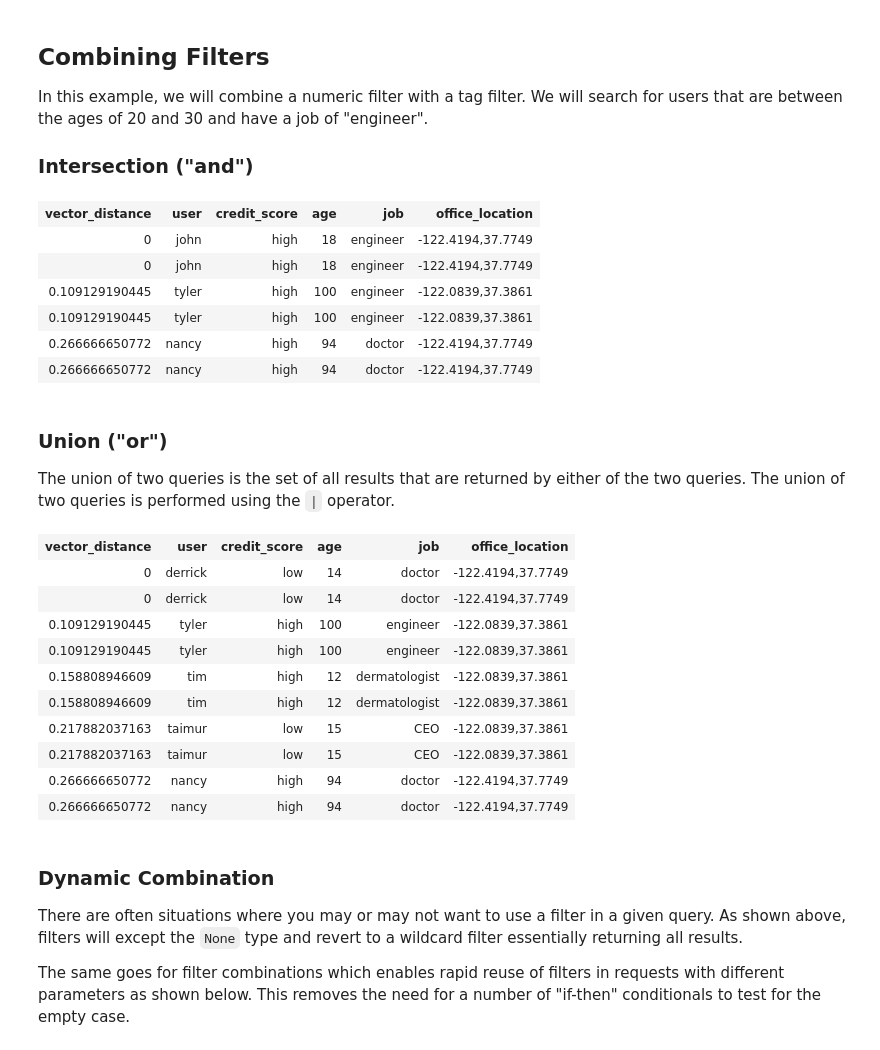
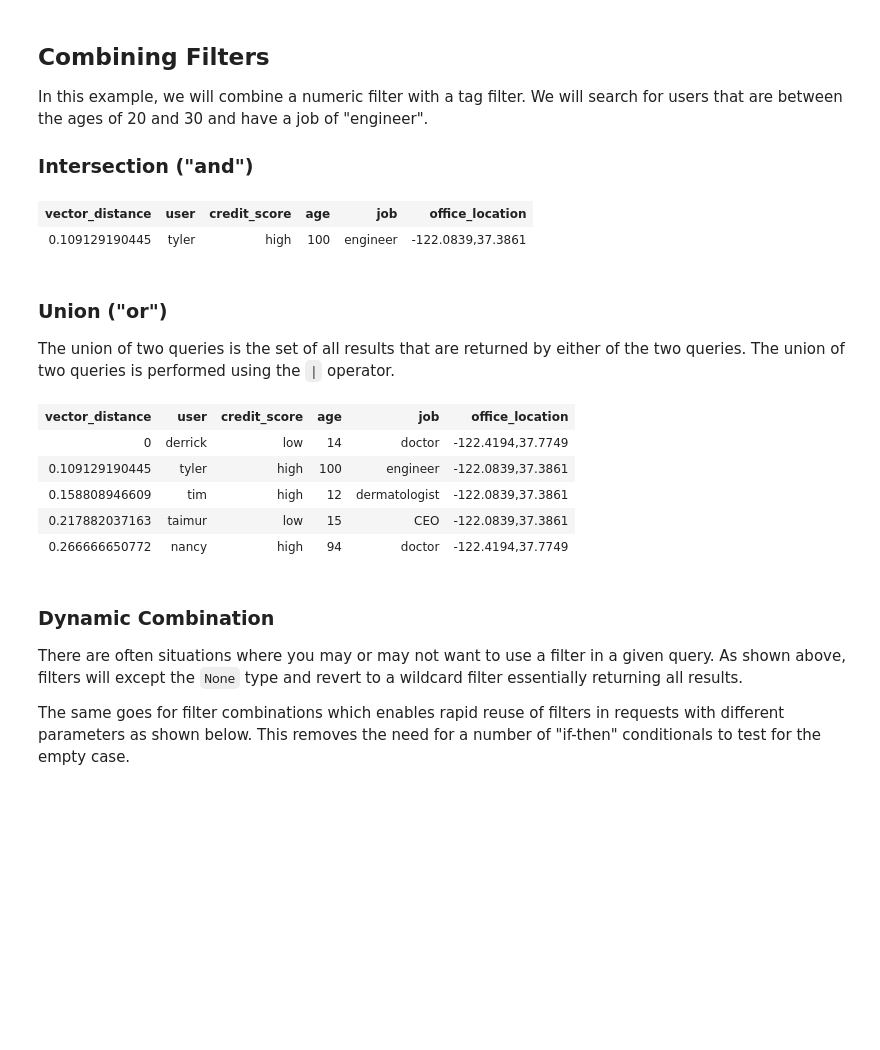
Before and after one commit to redis/redis-vl-python, a Jupyter notebook: docs/user_guide/02_hybrid_queries.ipynb, the cells around one changed output. Saved outputs shown, nothing was run; the diff lists cells and outputs as text; code cells hidden in the pictures; blank space fills up the shorter version.

```diff
--- a/docs/user_guide/02_hybrid_queries.ipynb
+++ b/docs/user_guide/02_hybrid_queries.ipynb
@@ -34,6 +34,7 @@ schema = {
         {"name": "credit_score", "type": "tag"},
         {"name": "job", "type": "text"},
         {"name": "age", "type": "numeric"},
+        {"name": "last_updated", "type": "numeric"},
         {"name": "office_location", "type": "geo"},
         {
             "name": "user_embedding",
@@ -415,25 +452,21 @@ In this example, we will combine a numeric filter with a tag filter. We will sea
 # %%
 t = Tag("credit_score") == "high"
 low = Num("age") >= 18
 high = Num("age") <= 100
+ts = Timestamp("last_updated") > datetime(2025, 3, 16, 13, 45, 39, 132589)
 
-combined = t & low & high
+combined = t & low & high & ts
 
 v = VectorQuery([0.1, 0.1, 0.5],
                 "user_embedding",
                 return_fields=["user", "credit_score", "age", "job",  "office_location"],
                 filter_expression=combined)
 
 
 result_print(index.query(v))
 # %% [output]
 | vector_distance | user | credit_score | age | job | office_location |
-| 0 | john | high | 18 | engineer | -122.4194,37.7749 |
-| 0 | john | high | 18 | engineer | -122.4194,37.7749 |
 | 0.109129190445 | tyler | high | 100 | engineer | -122.0839,37.3861 |
-| 0.109129190445 | tyler | high | 100 | engineer | -122.0839,37.3861 |
-| 0.266666650772 | nancy | high | 94 | doctor | -122.4194,37.7749 |
-| 0.266666650772 | nancy | high | 94 | doctor | -122.4194,37.7749 |
 # %% [markdown]
 ### Union ("or")
 
@@ -449,15 +482,10 @@ result_print(index.query(v))
 # %% [output]
 | vector_distance | user | credit_score | age | job | office_location |
 | 0 | derrick | low | 14 | doctor | -122.4194,37.7749 |
-| 0 | derrick | low | 14 | doctor | -122.4194,37.7749 |
-| 0.109129190445 | tyler | high | 100 | engineer | -122.0839,37.3861 |
 | 0.109129190445 | tyler | high | 100 | engineer | -122.0839,37.3861 |
 | 0.158808946609 | tim | high | 12 | dermatologist | -122.0839,37.3861 |
-| 0.158808946609 | tim | high | 12 | dermatologist | -122.0839,37.3861 |
-| 0.217882037163 | taimur | low | 15 | CEO | -122.0839,37.3861 |
 | 0.217882037163 | taimur | low | 15 | CEO | -122.0839,37.3861 |
 | 0.266666650772 | nancy | high | 94 | doctor | -122.4194,37.7749 |
-| 0.266666650772 | nancy | high | 94 | doctor | -122.4194,37.7749 |
 # %% [markdown]
 ### Dynamic Combination
 
```
Also changed, not shown: parts of 12 cells of this notebook, 5 other files.
